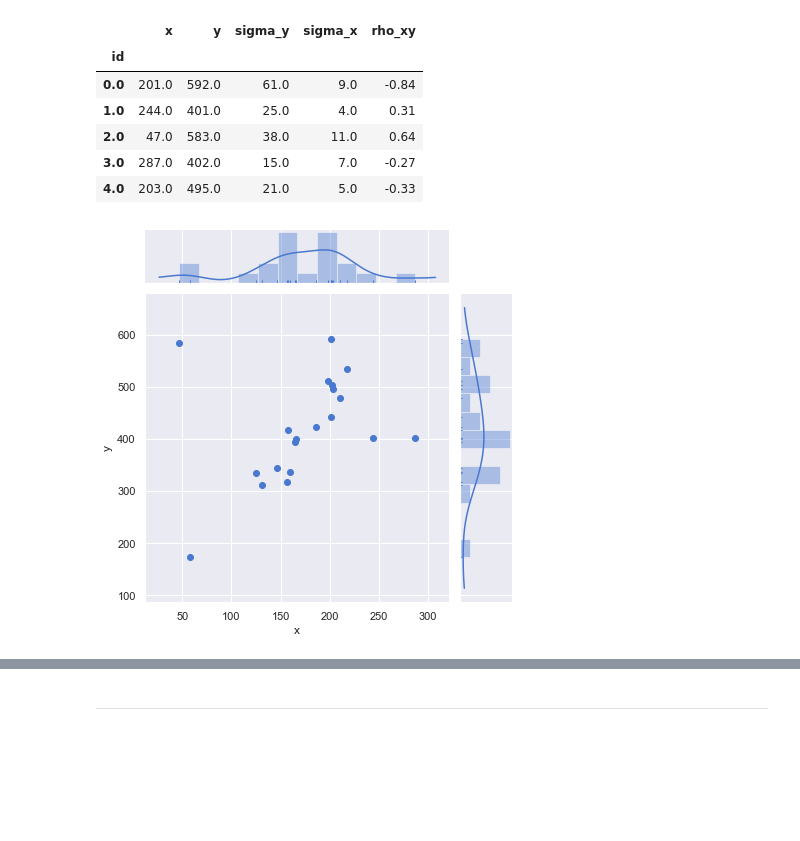
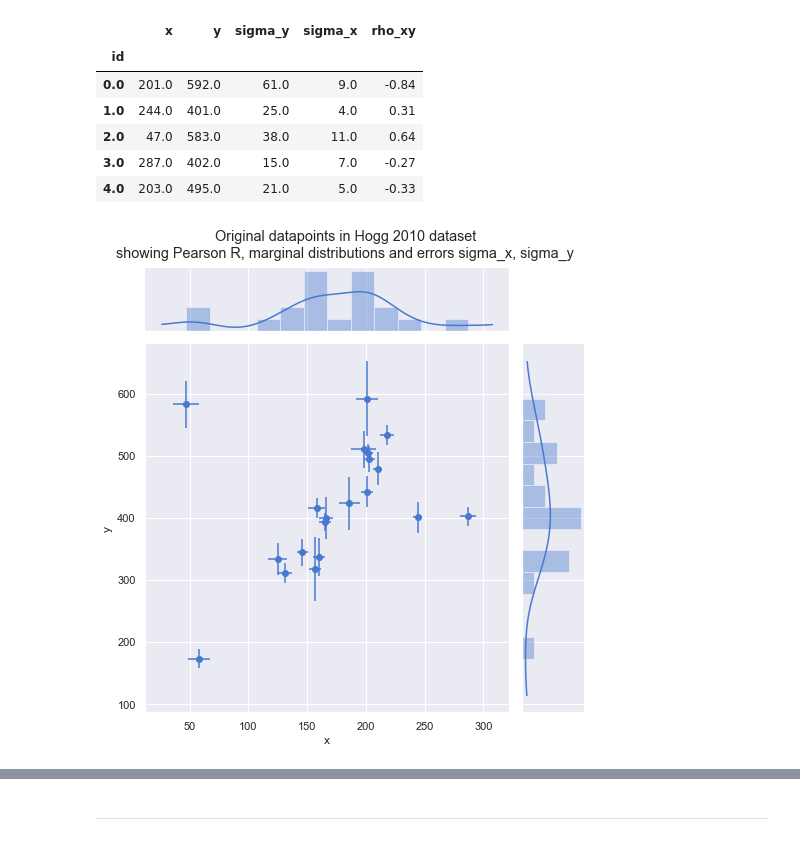
Before and after one commit to jonsedar/pymc3_examples, a Jupyter notebook: notebooks/glm-robust-regression-with-outlier-detection.ipynb, the cells around one changed output, grey strips where cells are left out. Drawn from its saved outputs; the diff is of its cells as text; code cells hidden in the pictures; blank space fills up the shorter version.

```diff
--- a/notebooks/glm-robust-regression-with-outlier-detection.ipynb
+++ b/notebooks/glm-robust-regression-with-outlier-detection.ipynb
@@ -205,9 +194,12 @@ dfhogg.head()
 | 3.0 | 287.0 | 402.0 | 15.0 | 7.0 | -0.27 |
 | 4.0 | 203.0 | 495.0 | 21.0 | 5.0 | -0.33 |
 # %%
-gd = sns.jointplot(x='x', y='y', data=dfhogg, kind='scatter',
-                   marginal_kws={'bins':12, 'rug':True, 'kde':True,
-                                 'kde_kws':{'cut':1}})
-dg
+gd = sns.jointplot(x='x', y='y', data=dfhogg, kind='scatter', height=7,
+        marginal_kws={'bins':12, 'kde':True, 'kde_kws':{'cut':1}})
+_ = gd.fig.axes[0].errorbar('x', 'y', 'sigma_y', 'sigma_x', fmt='none',
+                            ecolor='#4878d0', data=dfhogg)
+_ = gd.fig.suptitle(('Original datapoints in Hogg 2010 dataset' +
+        '\nshowing Pearson R, marginal distributions and errors sigma_x, sigma_y'),
+                    y=1.05)
 # %% [output]
-[figure, old version]
+[figure, new version]
```
Also changed, not shown: parts of 49 cells of this notebook, 1 other file.
